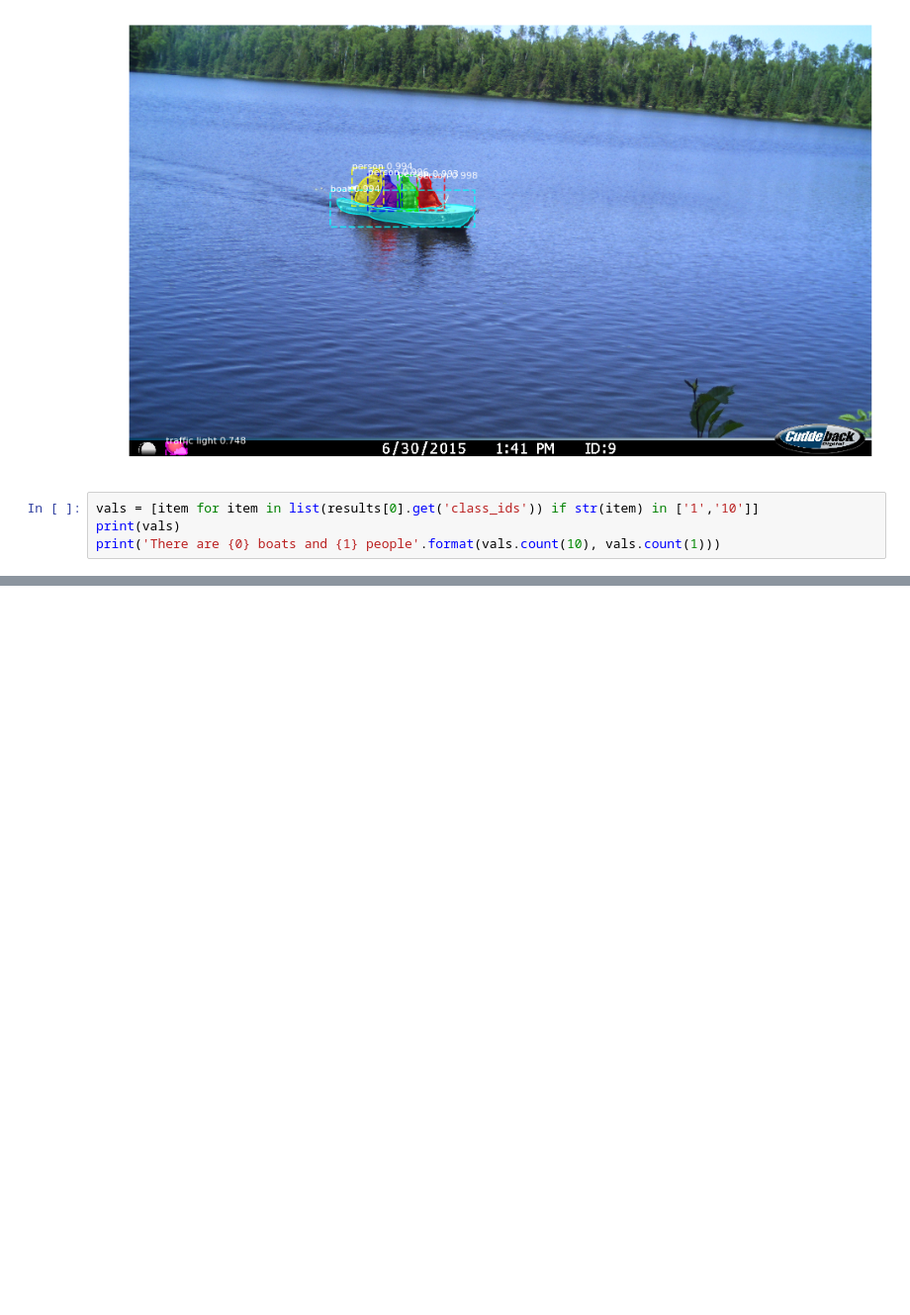
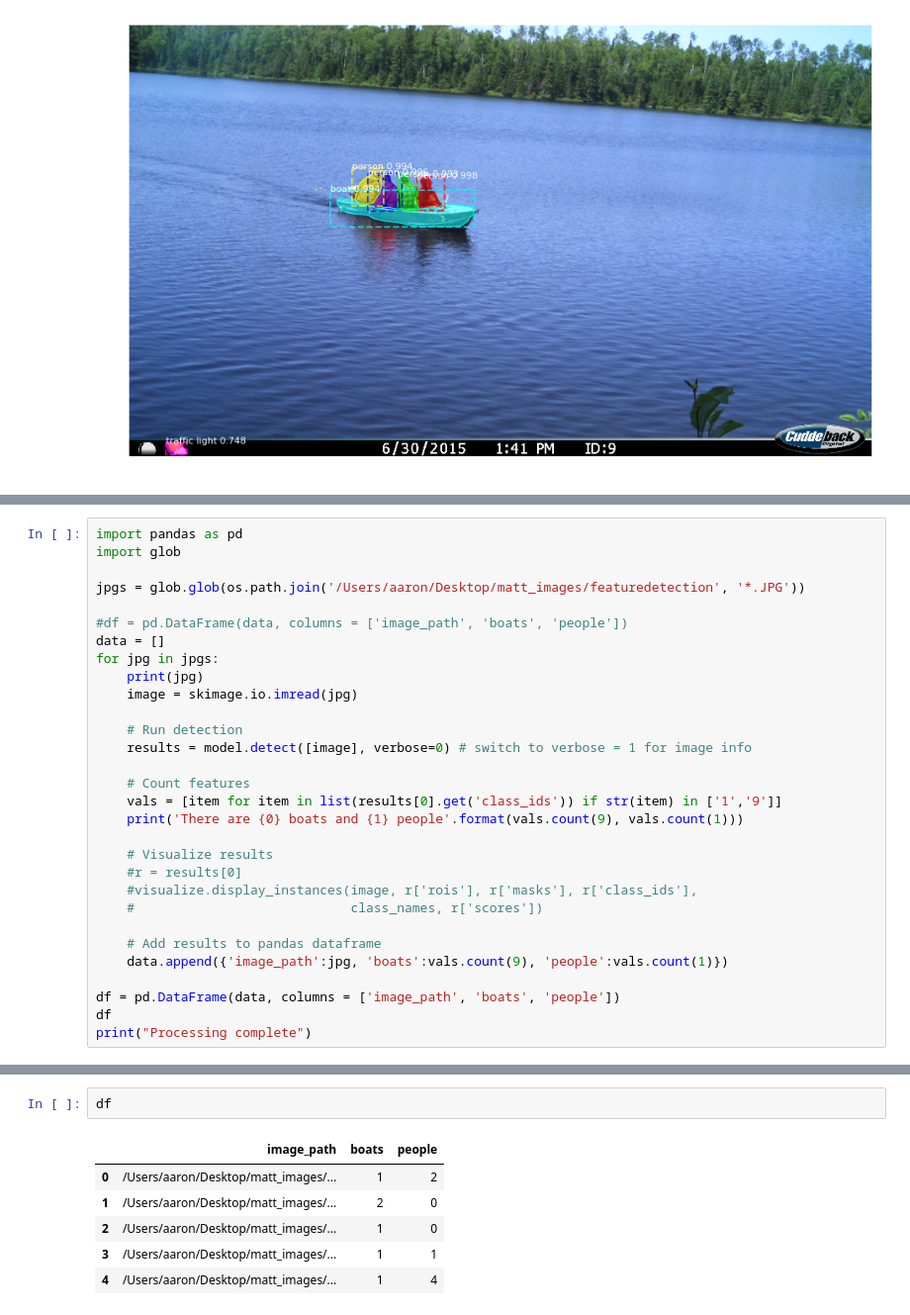
Before and after one commit to redfoxgis/Mask_RCNN, a Jupyter notebook: samples/demo.ipynb, the cells around one changed output, grey strips where cells are left out. Shown at 99% size. Drawn from its saved outputs; the diff is of its cells as text; blank space fills up the shorter version.

Commit message:
Added a way to place feature count into a pandas dataframe

```diff
--- a/samples/demo.ipynb
+++ b/samples/demo.ipynb
@@ -149,7 +149,3 @@ molded_images            shape: (1, 1024, 1024, 3)    min: -123.70000  max:  151
 image_metas              shape: (1, 93)               min:    0.00000  max: 5152.00000  float64
 anchors                  shape: (1, 261888, 4)        min:   -0.35390  max:    1.29134  float32
 [figure]
-# %%
-vals = [item for item in list(results[0].get('class_ids')) if str(item) in ['1','10']]
-print(vals)
-print('There are {0} boats and {1} people'.format(vals.count(10), vals.count(1)))
@@ -163,0 +154,30 @@ vals
+# %%
+import pandas as pd
+import glob
+
+jpgs = glob.glob(os.path.join('/Users/aaron/Desktop/matt_images/featuredetection', '*.JPG'))
+
+#df = pd.DataFrame(data, columns = ['image_path', 'boats', 'people'])
+data = []
+for jpg in jpgs:
+    print(jpg)
+    image = skimage.io.imread(jpg)
+
+    # Run detection
+    results = model.detect([image], verbose=0) # switch to verbose = 1 for image info
+
+    # Count features
+    vals = [item for item in list(results[0].get('class_ids')) if str(item) in ['1','9']]
+    print('There are {0} boats and {1} people'.format(vals.count(9), vals.count(1)))
+
+    # Visualize results
+    #r = results[0]
+    #visualize.display_instances(image, r['rois'], r['masks'], r['class_ids'],
+    #                            class_names, r['scores'])
+
+    # Add results to pandas dataframe
+    data.append({'image_path':jpg, 'boats':vals.count(9), 'people':vals.count(1)})
+
+df = pd.DataFrame(data, columns = ['image_path', 'boats', 'people'])
+df
+print("Processing complete")
@@ -163,0 +196,9 @@ vals
+# %%
+df
+# %% [output]
+|  | image_path | boats | people |
+| 0 | /Users/aaron/Desktop/matt_images/... | 1 | 2 |
+| 1 | /Users/aaron/Desktop/matt_images/... | 2 | 0 |
+| 2 | /Users/aaron/Desktop/matt_images/... | 1 | 0 |
+| 3 | /Users/aaron/Desktop/matt_images/... | 1 | 1 |
+| 4 | /Users/aaron/Desktop/matt_images/... | 1 | 4 |
```
Also changed, not shown: parts of 4 cells of this notebook.
